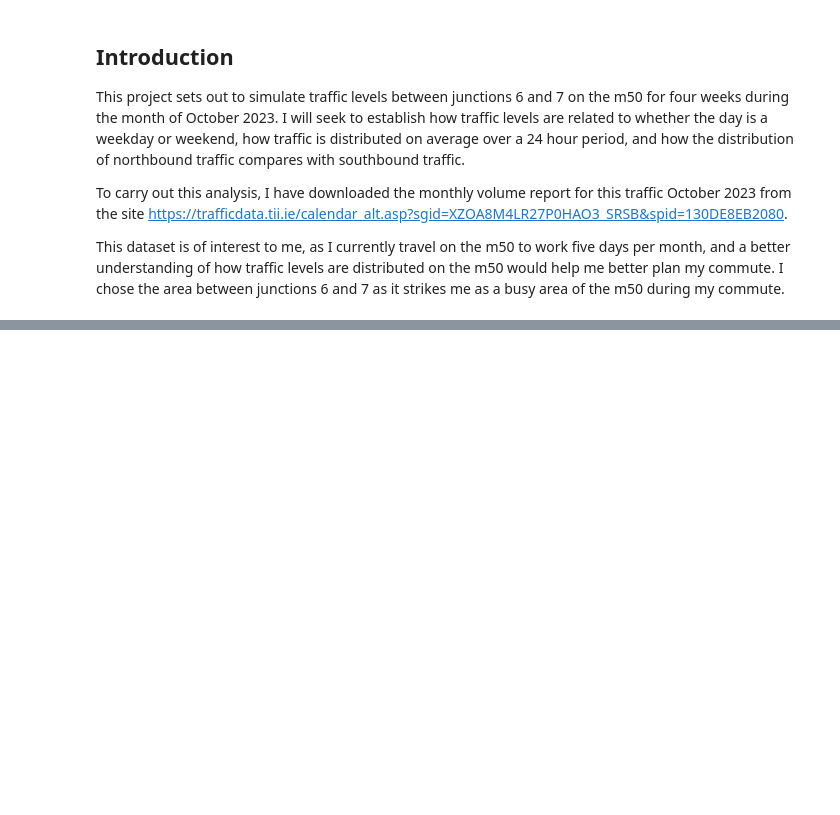
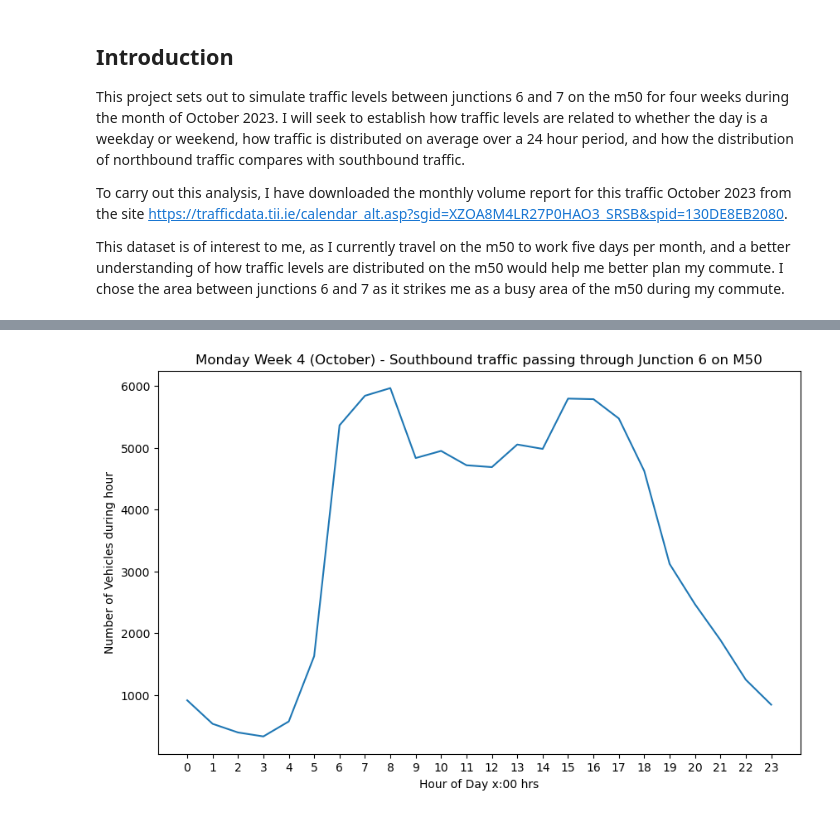
Before and after one commit to jmce22/pfda_project1, a Jupyter notebook: pfda_project1.ipynb, the cells around one changed output, grey strips where cells are left out. Saved outputs shown, nothing was run; the diff lists cells and outputs as text; code cells hidden in the pictures; blank space fills up the shorter version.

```diff
--- a/pfda_project1.ipynb
+++ b/pfda_project1.ipynb
@@ -22,0 +77,12 @@ import seaborn as sns
+# %%
+monday_wk4 = df.loc[(df['day'] == 'Mon') & (df['week'] == 4)]
+
+plt.figure(figsize=(10,6))
+plt.plot(monday_wk4['hour'], monday_wk4['southbound'])
+plt.xlabel('Hour of Day x:00 hrs')
+plt.xticks(np.arange(24))      # seperate x-axis into 24 intervals rather than 5
+plt.ylabel('Number of Vehicles during hour')
+plt.title('Monday Week 4 (October) - Southbound traffic passing through Junction 6 on M50')
+plt.show()
+# %% [output]
+[figure, added]
```
Also changed, not shown: parts of 4 cells of this notebook, 6 other files.
